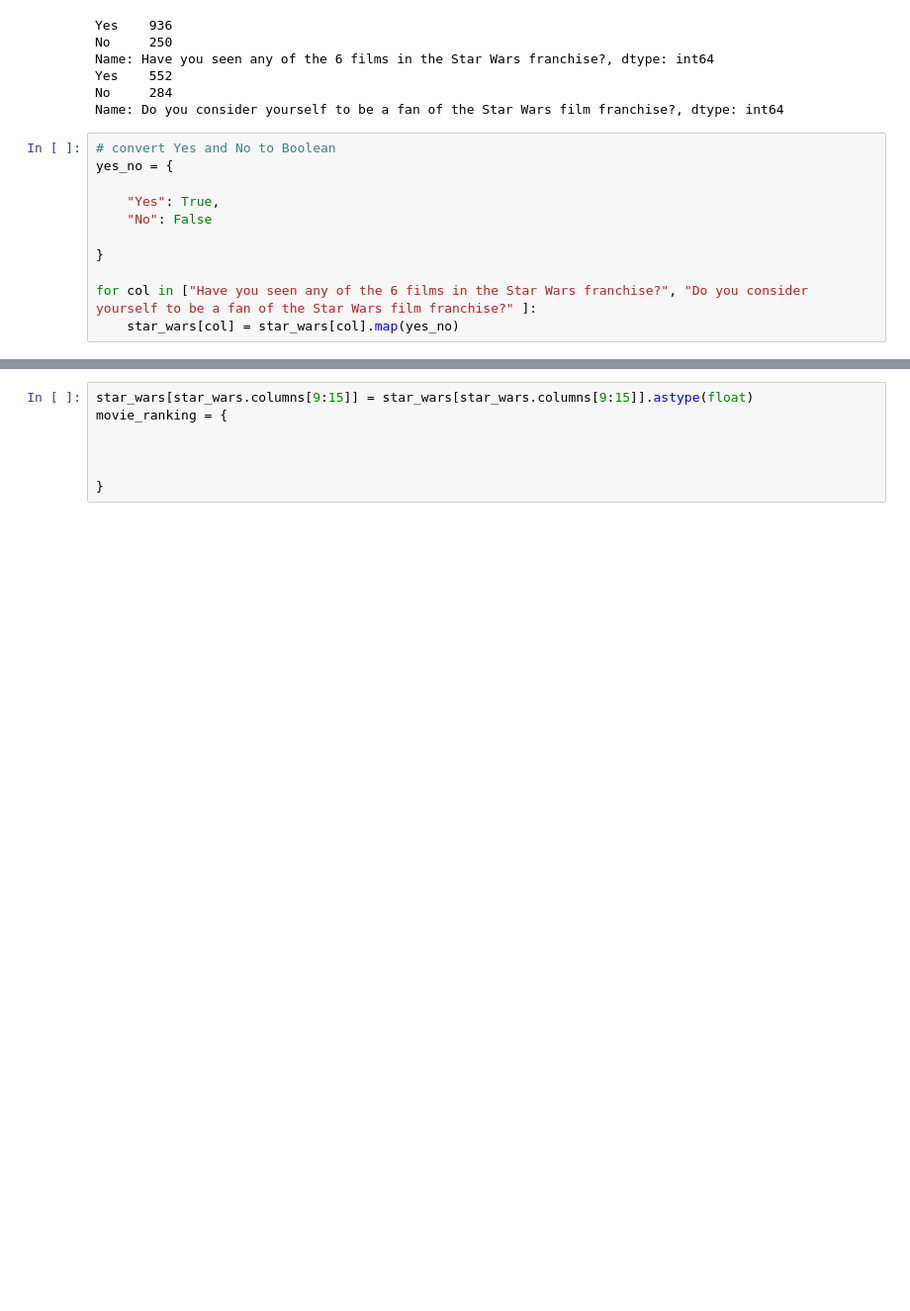
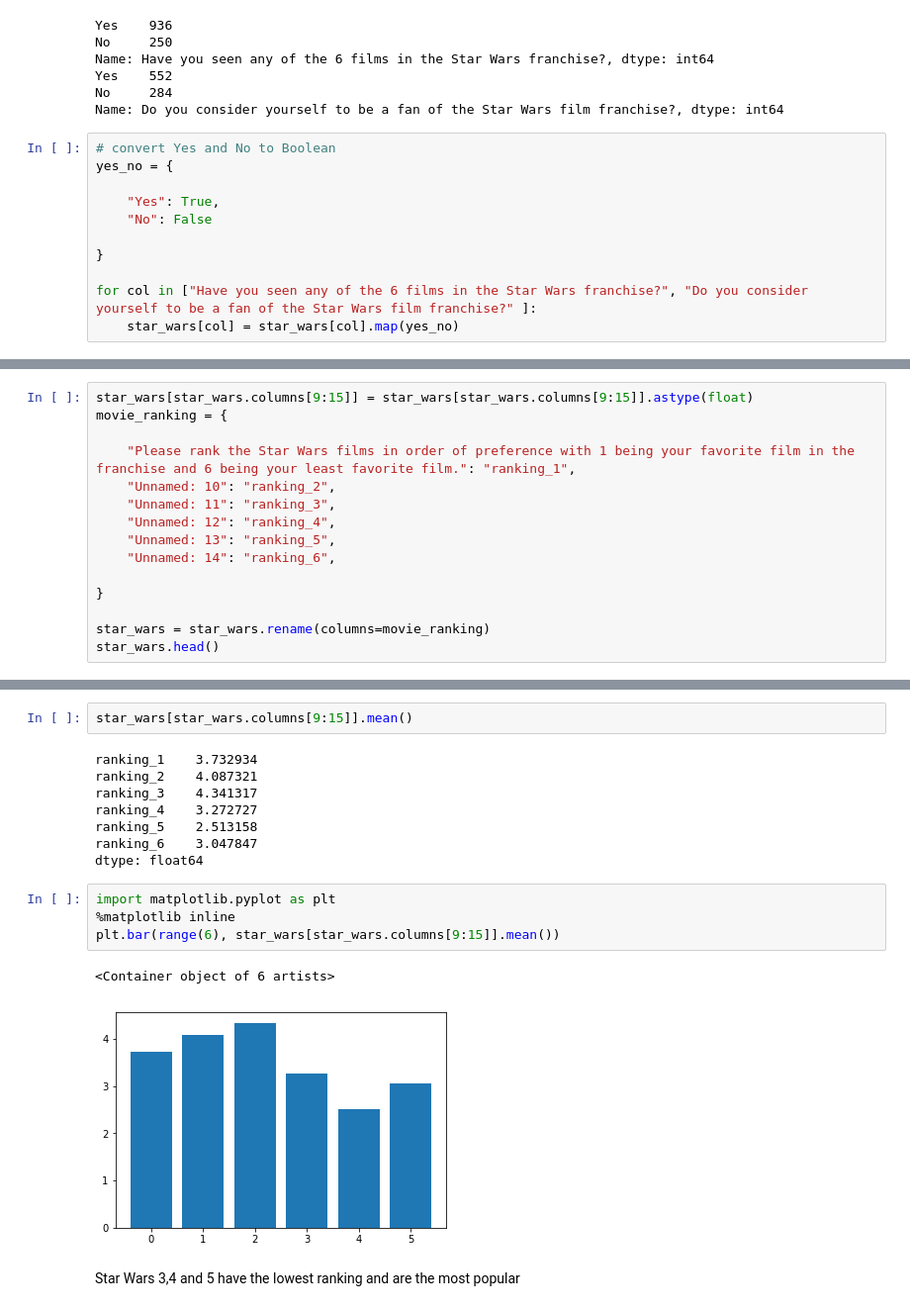
Before and after one commit to chemok78/star-wars-survey, a Jupyter notebook: Star Wars Survey.ipynb, the cells around one changed output, grey strips where cells are left out. Shown at 99% size. Drawn from its saved outputs; the diff is of its cells as text; blank space fills up the shorter version.

```diff
--- a/Star Wars Survey.ipynb
+++ b/Star Wars Survey.ipynb
@@ -109 +109,16 @@ star_wars.head()
 5 rows × 38 columns
+# %%
+star_wars[star_wars.columns[9:15]] = star_wars[star_wars.columns[9:15]].astype(float)
+movie_ranking = {
+
+    "Please rank the Star Wars films in order of preference with 1 being your favorite film in the franchise and 6 being your least favorite film.": "ranking_1",
+    "Unnamed: 10": "ranking_2",
+    "Unnamed: 11": "ranking_3",
+    "Unnamed: 12": "ranking_4",
+    "Unnamed: 13": "ranking_5",
+    "Unnamed: 14": "ranking_6",
+
+}
+
+star_wars = star_wars.rename(columns=movie_ranking)
+star_wars.head()
@@ -110,7 +133,19 @@ star_wars.head()
 # %%
-star_wars[star_wars.columns[9:15]] = star_wars[star_wars.columns[9:15]].astype(float)
-movie_ranking = {
-
-
-
-}
+star_wars[star_wars.columns[9:15]].mean()
+# %% [output]
+ranking_1    3.732934
+ranking_2    4.087321
+ranking_3    4.341317
+ranking_4    3.272727
+ranking_5    2.513158
+ranking_6    3.047847
+dtype: float64
+# %%
+import matplotlib.pyplot as plt
+%matplotlib inline
+plt.bar(range(6), star_wars[star_wars.columns[9:15]].mean())
+# %% [output]
+<Container object of 6 artists>
+[figure, added]
+# %% [markdown]
+Star Wars 3,4 and 5 have the lowest ranking and are the most popular
```
Also changed, not shown: parts of 19 cells of this notebook.
